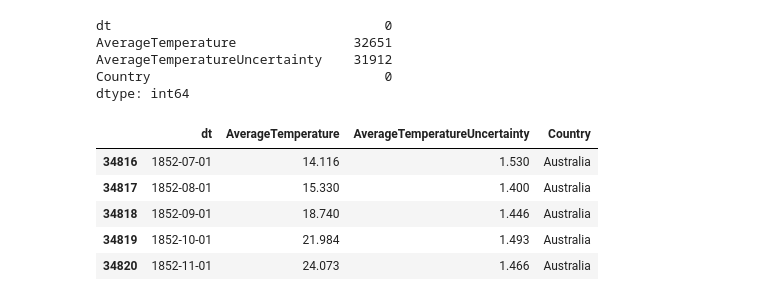
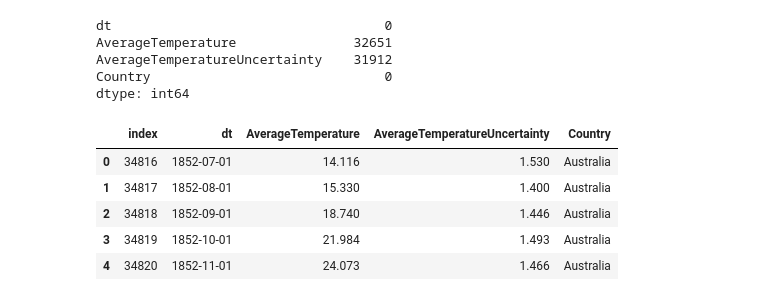
Before and after one commit to November7/AI4Youth, a Jupyter notebook: Spotkanie 2 [23.06.2025]/Analiza danych i inżynieria cech/Przykład Climate Change.ipynb, the cells around one changed output. Drawn from its saved outputs; the diff is of its cells as text; code cells hidden in the pictures.

```diff
--- a/Spotkanie 2 [23.06.2025]/Analiza danych i inżynieria cech/Przykład Climate Change.ipynb
+++ b/Spotkanie 2 [23.06.2025]/Analiza danych i inżynieria cech/Przykład Climate Change.ipynb
@@ -52,14 +53,14 @@ AverageTemperatureUncertainty    31912
 Country                              0
 dtype: int64
 # %%
-lista_panstw = ['Poland', 'Germany', 'United Kingdom', 'France', 'Italy','Canada', 'United States', 'China', 'India', 'Japan', 'Australia', 'Brazil', 'Russia', 'South Africa']
-wybrane_kraje = df[df['Country'].isin(lista_panstw)]
+lista_panstw = ['Poland', 'Germany','Czech Republic','United Kingdom', 'France', 'Italy','Canada', 'United States', 'China', 'India', 'Japan', 'Australia', 'Brazil', 'Russia', 'South Africa']
+wybrane_kraje = df[df['Country'].isin(lista_panstw)].copy().reset_index()
 wybrane_kraje.head()
 # %% [output]
-|  | dt | AverageTemperature | AverageTemperatureUncertainty | Country |
-| 34816 | 1852-07-01 | 14.116 | 1.530 | Australia |
-| 34817 | 1852-08-01 | 15.330 | 1.400 | Australia |
-| 34818 | 1852-09-01 | 18.740 | 1.446 | Australia |
-| 34819 | 1852-10-01 | 21.984 | 1.493 | Australia |
-| 34820 | 1852-11-01 | 24.073 | 1.466 | Australia |
+|  | index | dt | AverageTemperature | AverageTemperatureUncertainty | Country |
+| 0 | 34816 | 1852-07-01 | 14.116 | 1.530 | Australia |
+| 1 | 34817 | 1852-08-01 | 15.330 | 1.400 | Australia |
+| 2 | 34818 | 1852-09-01 | 18.740 | 1.446 | Australia |
+| 3 | 34819 | 1852-10-01 | 21.984 | 1.493 | Australia |
+| 4 | 34820 | 1852-11-01 | 24.073 | 1.466 | Australia |
 # %%
```
Also changed, not shown: parts of 5 cells of this notebook, 1 other file.
